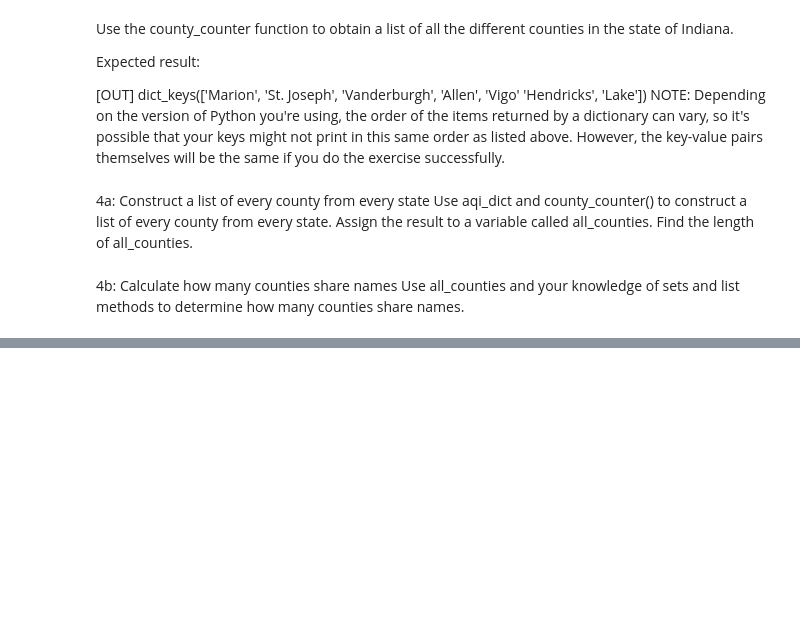
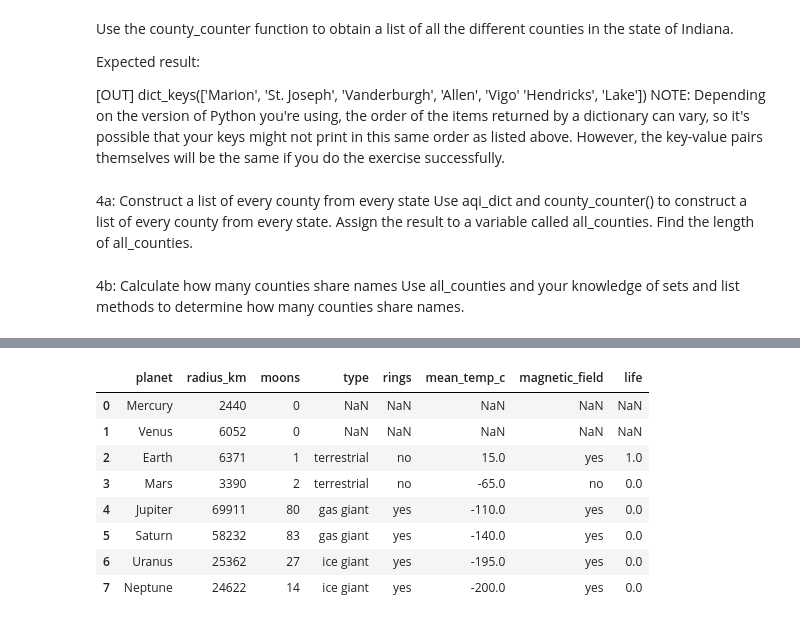
Before and after one commit to paschaldubem/FUNDUSAI, a Jupyter notebook: python training cousera-checkpoint.ipynb, the cells around one changed output, grey strips where cells are left out. Drawn from its saved outputs; the diff is of its cells as text; code cells hidden in the pictures; blank space fills up the shorter version.

```diff
--- a/python training cousera-checkpoint.ipynb
+++ b/python training cousera-checkpoint.ipynb
@@ -978,0 +1629,15 @@ shared_count
+# %%
+# Use pd.merge() to combine dataframes.
+# Left merge retains only keys that appear in the left dataframe.
+left = pd.merge(df3, df4, on='planet', how='left')
+left
+# %% [output]
+|  | planet | radius_km | moons | type | rings | mean_temp_c | magnetic_field | life |
+| 0 | Mercury | 2440 | 0 | NaN | NaN | NaN | NaN | NaN |
+| 1 | Venus | 6052 | 0 | NaN | NaN | NaN | NaN | NaN |
+| 2 | Earth | 6371 | 1 | terrestrial | no | 15.0 | yes | 1.0 |
+| 3 | Mars | 3390 | 2 | terrestrial | no | -65.0 | no | 0.0 |
+| 4 | Jupiter | 69911 | 80 | gas giant | yes | -110.0 | yes | 0.0 |
+| 5 | Saturn | 58232 | 83 | gas giant | yes | -140.0 | yes | 0.0 |
+| 6 | Uranus | 25362 | 27 | ice giant | yes | -195.0 | yes | 0.0 |
+| 7 | Neptune | 24622 | 14 | ice giant | yes | -200.0 | yes | 0.0 |
```
Also changed, not shown: parts of 101 cells of this notebook.
